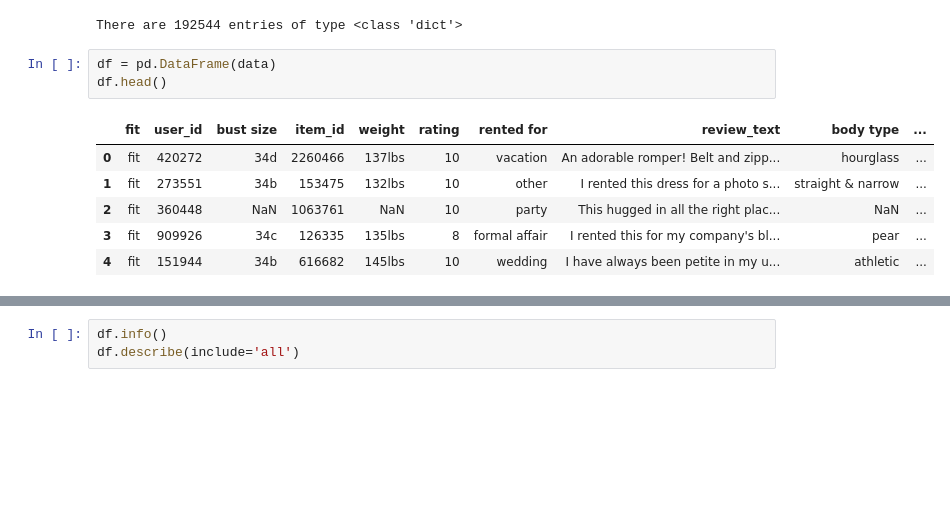
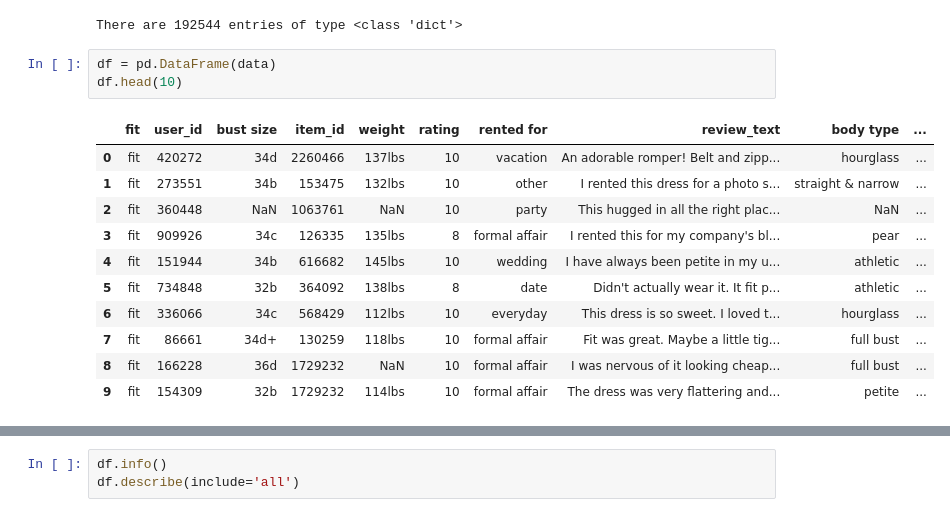
Before and after one commit to kpacker77/CSE158_Assign2, a Jupyter notebook: Assignment2.ipynb, the cells around one changed output, grey strips where cells are left out. Saved outputs shown, nothing was run; the diff lists cells and outputs as text; blank space fills up the shorter version.

```diff
--- a/Assignment2.ipynb
+++ b/Assignment2.ipynb
@@ -39,11 +40,16 @@ print('There are',len(data), 'entries of type', type(data[0]))
 There are 192544 entries of type <class 'dict'>
 # %%
 df = pd.DataFrame(data)
-df.head()
+df.head(10)
 # %% [output]
 |  | fit | user_id | bust size | item_id | weight | rating | rented for | review_text | body type | ... |
 | 0 | fit | 420272 | 34d | 2260466 | 137lbs | 10 | vacation | An adorable romper! Belt and zipp... | hourglass | ... |
 | 1 | fit | 273551 | 34b | 153475 | 132lbs | 10 | other | I rented this dress for a photo s... | straight & narrow | ... |
 | 2 | fit | 360448 | NaN | 1063761 | NaN | 10 | party | This hugged in all the right plac... | NaN | ... |
 | 3 | fit | 909926 | 34c | 126335 | 135lbs | 8 | formal affair | I rented this for my company's bl... | pear | ... |
 | 4 | fit | 151944 | 34b | 616682 | 145lbs | 10 | wedding | I have always been petite in my u... | athletic | ... |
+| 5 | fit | 734848 | 32b | 364092 | 138lbs | 8 | date | Didn't actually wear it. It fit p... | athletic | ... |
+| 6 | fit | 336066 | 34c | 568429 | 112lbs | 10 | everyday | This dress is so sweet. I loved t... | hourglass | ... |
+| 7 | fit | 86661 | 34d+ | 130259 | 118lbs | 10 | formal affair | Fit was great. Maybe a little tig... | full bust | ... |
+| 8 | fit | 166228 | 36d | 1729232 | NaN | 10 | formal affair | I was nervous of it looking cheap... | full bust | ... |
+| 9 | fit | 154309 | 32b | 1729232 | 114lbs | 10 | formal affair | The dress was very flattering and... | petite | ... |
```
Also changed, not shown: parts of 50 cells of this notebook.
